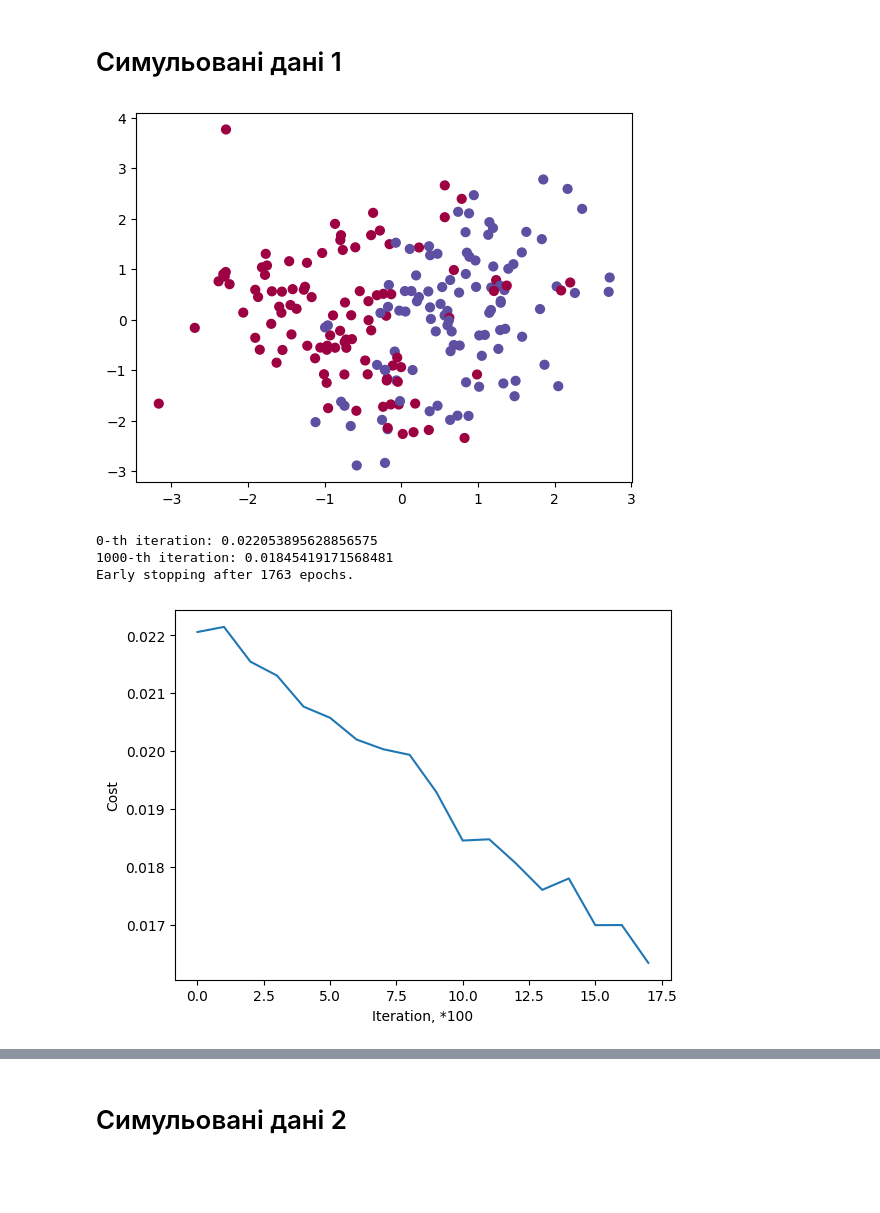
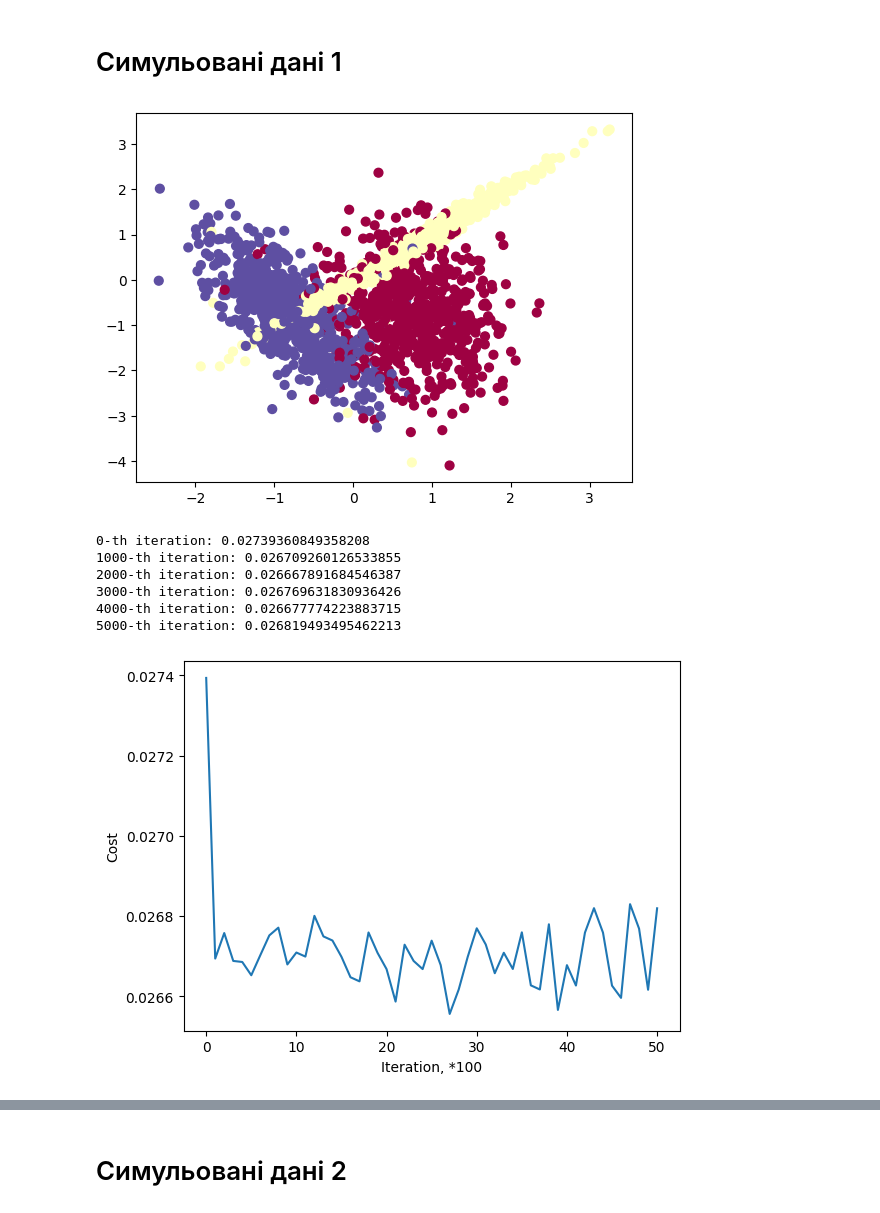
Before and after one commit to SerbulovArtem/Machine_Learning_Semester_66, a Jupyter notebook: HW3/NeuralNet simple 1.ipynb, the cells around one changed output, grey strips where cells are left out. Drawn from its saved outputs; the diff is of its cells as text; code cells hidden in the pictures; blank space fills up the shorter version.

```diff
--- a/HW3/NeuralNet simple 1.ipynb
+++ b/HW3/NeuralNet simple 1.ipynb
@@ -78,7 +80,10 @@ class NeuralNet:
 
     def __softmax(self, Z):
         exp_z = np.exp(Z)
-        A = exp_z / np.sum(exp_z, axis=1, keepdims=True)
+        A = exp_z / np.sum(exp_z, axis=0, keepdims=True)
+        #print(A.shape)
+        #print(np.sum(A, axis=0, keepdims=True))
+        #time.sleep(100)
         cache = Z
 
         return A, cache
@@ -296,9 +301,9 @@ class NeuralNet:
             else:
                 self.epochs_without_improvement += 1
 
-            if self.epochs_without_improvement >= self.patience:
-                print(f"Early stopping after {i} epochs.")
-                break
+            #if self.epochs_without_improvement >= self.patience:
+            #    print(f"Early stopping after {i} epochs.")
+            #    break
 
             if print_cost and i % 1000 == 0:
                 print("{}-th iteration: {}".format(i, cost_avg))
@@ -314,7 +319,7 @@ class NeuralNet:
 
 
     ### ???
-    def predict_proba(self, X_vert):
+    def predict_proba(self, X_vert, bool=True):
         X = X_vert.T
         if self.normalize:
             X, _, _ = self.__normalize(X, self.__mean, self.__std)
@@ -322,9 +327,11 @@ class NeuralNet:
         probs, _ = self.__forward_propagation(X)
 
         if self.layer_activations[-1] == 'sigmoid':
-            result = np.column_stack((1 - probs.T, probs.T))
+            if not bool:
+                return np.column_stack((1 - probs.T, probs.T))
+            result = np.column_stack((1 - probs.T, probs.T))[:, 1].T
         elif self.layer_activations[-1] == 'softmax':
-            result = np.column_stack((1 - probs, probs))
+            result = probs.T
         else:
             raise ValueError("Unsupported activation function in the last layer")
 
@@ -332,11 +339,11 @@ class NeuralNet:
 
     ### ???
     def predict(self, X_vert):
-        positive_probs = self.predict_proba(X_vert)[:, 1].T
+        positive_probs = self.predict_proba(X_vert)
         if (self.layer_activations[-1] == 'sigmoid'):
             result = (positive_probs >= 0.5).astype(int)
         elif self.layer_activations[-1] == 'softmax':
-            result = np.argmax(positive_probs , axis=1)
+            result = np.argmin(positive_probs, axis=1).reshape(-1, 1)
         else:
             raise ValueError("Unsupported activation function in the last layer")
         return result
@@ -345,38 +352,43 @@ class NeuralNet:
 # %%
 X, y = make_classification(n_samples = 200, n_classes = 2, n_features = 2,
                            n_informative=2, n_redundant=0, random_state = 42,
-                           flip_y=0.02, class_sep=0.8)
+                           flip_y=0.02, class_sep=0.8) #n_clusters_per_class=1
+X, y = make_classification(n_samples = 2000, n_classes = 3, n_features = 2,
+                           n_informative=2, n_redundant=0, random_state = 42,
+                           flip_y=0.02, class_sep=0.8, n_clusters_per_class=1)
 y = y.reshape(-1, 1)
 
 plot_data(X, y)
 plt.show()
 X_train, X_test, y_train, y_test = train_test_split(X, y, test_size=0.2, random_state=42)
 
-LAST_NEURON = 1
+# 2 'softmax' 1 'sigmoid'
 
-# 2 'softmax'
-
-layer_dims_1 = [X.shape[1], 20, 20, 20, 1]
-layer_activations_1 = ['tanh', 'sigmoid', 'relu', 'sigmoid']
-mini_batch_size_1 = 32
+layer_dims_1 = [X.shape[1], 20, 20, 20, 20, 20, 3]
+layer_activations_1 = ['relu', 'relu', 'relu', 'relu', 'relu', 'softmax']
+mini_batch_size_1 = 128
 keep_prob_1 = 0.9
 patience_1 = 100
 
-nn = NeuralNet(layer_dims_1, layer_activations_1, mini_batch_size=mini_batch_size_1, keep_prob=keep_prob_1, patience=patience_1, learning_rate=0.001, num_epochs=5000)
+nn = NeuralNet(layer_dims_1, layer_activations_1, mini_batch_size=mini_batch_size_1, keep_prob=keep_prob_1, patience=patience_1, learning_rate=0.01, num_epochs=5000)
 nn.fit(X_train, y_train, X_test, y_test)
 
 y_test_pred = nn.predict(X_test)
 
 accuracy, report, confusion = evaluate_classification(y_test, y_test_pred)
 print(f"Accuracy: \n{accuracy}")
 print(f"Report: \n{report}")
 print(f"Confusion: \n{confusion}")
-plot_decision_boundary(nn, X_test, y_test)
+if layer_dims_1[-1] == 1:
+    plot_decision_boundary(nn, X_test, y_test)
 plt.show()
 # %% [output]
-[figure, old version]
+[figure, new version]
-0-th iteration: 0.022053895628856575
-1000-th iteration: 0.01845419171568481
-Early stopping after 1763 epochs.
+0-th iteration: 0.02739360849358208
+1000-th iteration: 0.026709260126533855
+2000-th iteration: 0.026667891684546387
+3000-th iteration: 0.026769631830936426
+4000-th iteration: 0.026677774223883715
+5000-th iteration: 0.026819493495462213
-[figure, old version]
+[figure, new version]
 Accuracy:
```
Also changed, not shown: parts of 6 cells of this notebook, 3 other files.
